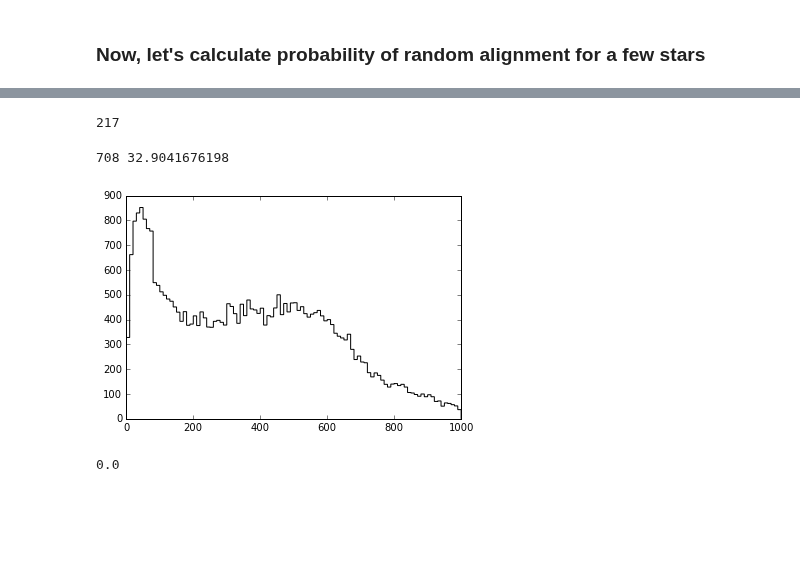
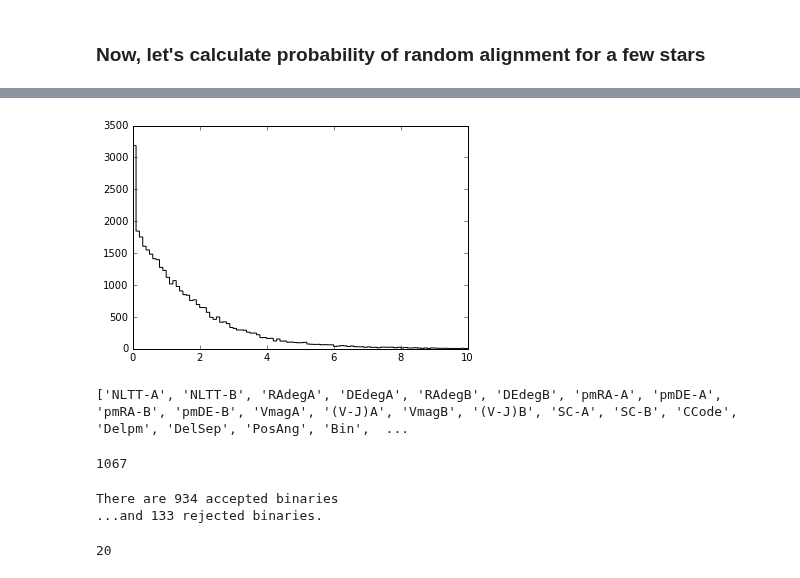
Before and after one commit to astroJeff/gaia_binaries, a Jupyter notebook: notebooks/NLTT.ipynb, the cells around one changed output, grey strips where cells are left out. Drawn from its saved outputs; the diff is of its cells as text; code cells hidden in the pictures; blank space fills up the shorter version.

Commit message:
Updated NLTT notebook with pairs from Chaname & Gould (2004)

```diff
--- a/notebooks/NLTT.ipynb
+++ b/notebooks/NLTT.ipynb
@@ -805,7 +806,7 @@ plt.show()
 [figure]
 # %%
 # Test with the first star in the catalog
-i = 45
+i = 47
 
 star1 = t['ra'][i], t['dec'][i], t['mu_ra'][i], t['mu_dec'][i], t['mu_ra_err'][i], t['mu_dec_err'][i]
 
@@ -852,8 +855,7 @@ for j in np.arange(4)+i+1:
 # %% [markdown]
 ### Now, let's calculate probability of random alignment for a few stars
 # %%
-#length = len(t)
-length = 200
+length = len(t)
 print "We are testing", len(t), "stars..."
 
 dtype = [('i_1','i4'),('i_2','i4'),('NLTT_1','i4'),('NLTT_2','i4'),('P_random','f8'),('P_binary','f8')]
@@ -952,16 +944,13 @@ for i in np.arange(200):
-# %%
-print t['NLTT'][142]
-# %% [output]
-217
 # %%
-print np.argmin(prob), prob[i]
-
-plt.hist(prob, histtype='step', color='k', bins=100, range=(0.0, 1000.0))
+plt.hist(prob_out['P_random'], bins=100, histtype='step', color='k', range=[0.0, 10.0])
 plt.show()
 # %% [output]
-708 32.9041676198
-[figure, old version]
+[figure, new version]
-# %%
-print prob[0]
-# %% [output]
-0.0
+# %%
+# Read in pairs identified by Chaname & Gould
+
+filename_CG = ('../data/rNLTT/Chaname_Gould_pairs.dat')
+CG_pairs = Table.read(filename_CG, format='cds')
+print CG_pairs.colnames
+# %% [output]
+['NLTT-A', 'NLTT-B', 'RAdegA', 'DEdegA', 'RAdegB', 'DEdegB', 'pmRA-A', 'pmDE-A', 'pmRA-B', 'pmDE-B', 'VmagA', '(V-J)A', 'VmagB', '(V-J)B', 'SC-A', 'SC-B', 'CCode', 'Delpm', 'DelSep', 'PosAng', 'Bin',  ...
@@ -967,0 +1014,13 @@ print prob[0]
+# %%
+print len(prob_out_CG)
+# %% [output]
+1067
+# %%
+pair_CG_accept = prob_out_CG[np.where(prob_out_CG['CCode'] < 4)]
+pair_CG_reject = prob_out_CG[np.where(prob_out_CG['CCode'] > 3)]
+
+print "There are", len(pair_GC_accept), "accepted binaries"
+print "...and", len(pair_GC_reject), "rejected binaries."
+# %% [output]
+There are 934 accepted binaries
+...and 133 rejected binaries.
@@ -967,0 +1036,6 @@ print prob[0]
+# %%
+prob_out = pickle.load( open("../data/rNLTT/prob_out.data", "rb"))
+
+print len(prob_out)
+# %% [output]
+20
```
Also changed, not shown: parts of 12 cells of this notebook, 1 other file.
